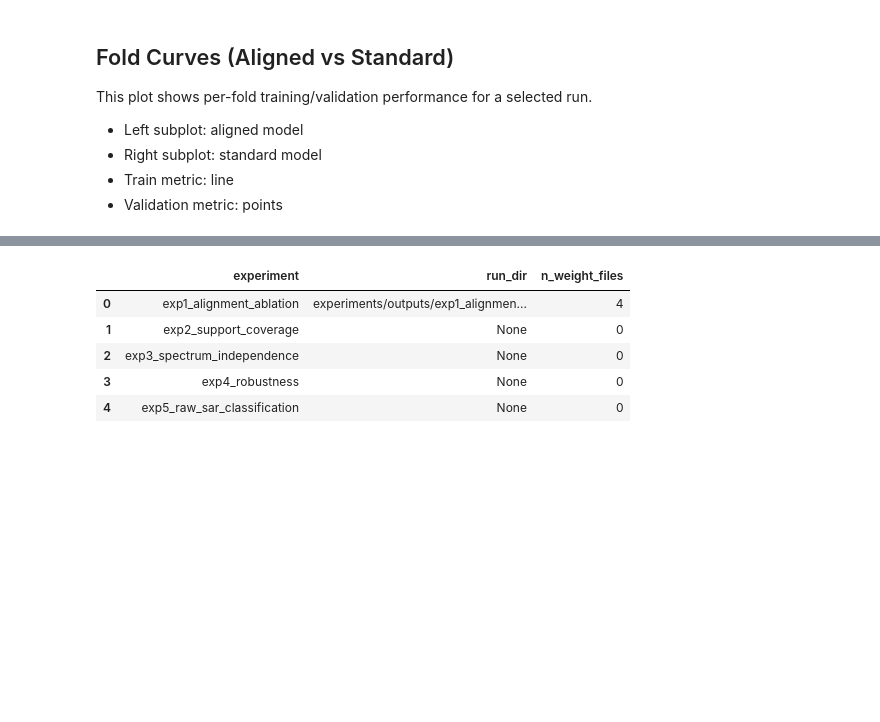
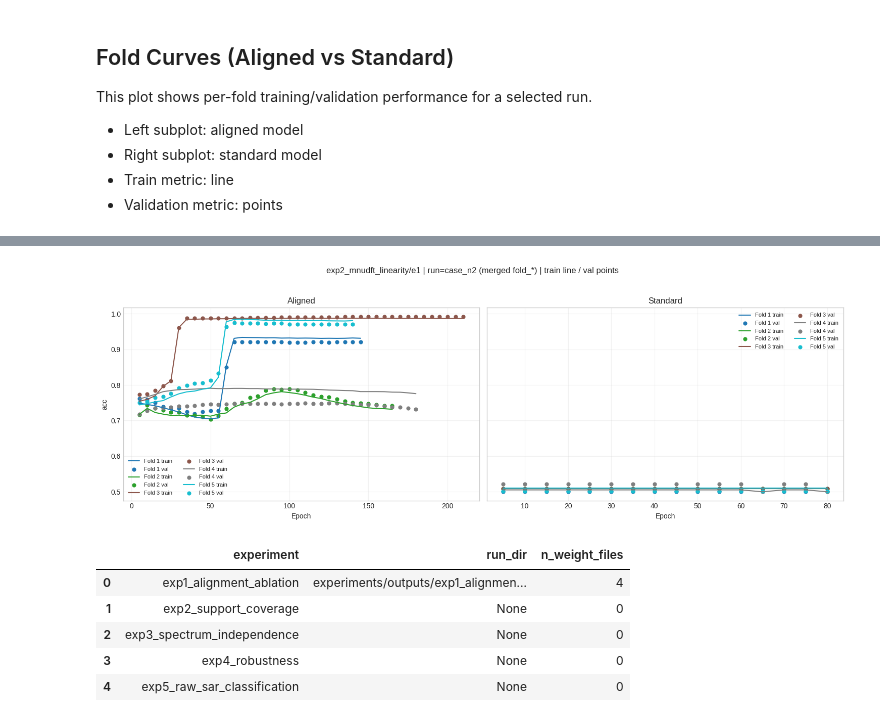
Before and after one commit to FelixFrohnertDB/SAR-QML, a Jupyter notebook: results.ipynb, the cells around one changed output, grey strips where cells are left out. Saved outputs shown, nothing was run; the diff lists cells and outputs as text; code cells hidden in the pictures; blank space fills up the shorter version.

```diff
--- a/results.ipynb
+++ b/results.ipynb
@@ -242,3 +297,12 @@ plot_two_panel_fold_curves(
+# %%
+plot_two_panel_fold_curves(
+    exp_name='exp2_mnudft_linearity/e1',
+    run_name="case_n2",  # set to a specific run directory name like 'e1' if needed
+    metric='acc',
+    use_fold=True,
+)
+# %% [output]
+[figure, added]
 # %%
 def count_weight_files(exp_name):
     run_dir = latest_run_dir(exp_name)
```
Also changed, not shown: parts of 5 cells of this notebook, 2 other files.
